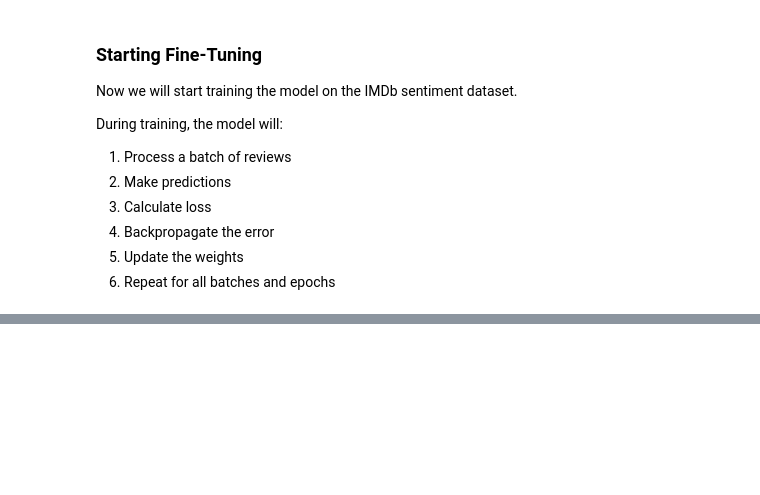
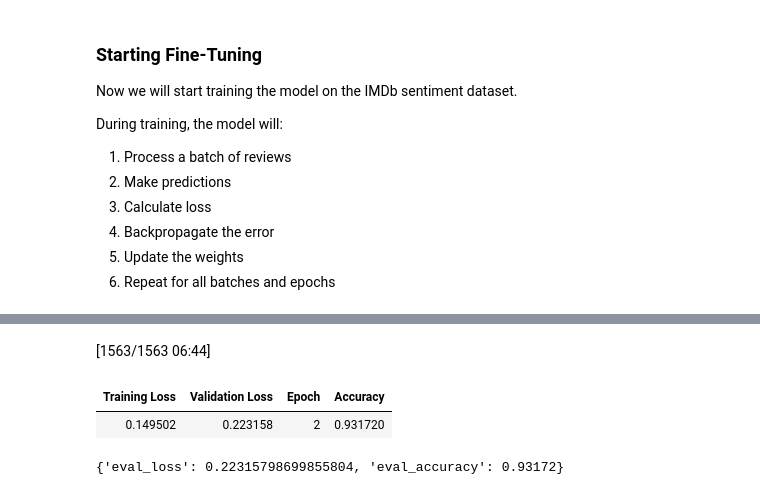
Before and after one commit to pranavchauhann/sentiment-finetuning, a Jupyter notebook: sentiment_finetuning.ipynb, the cells around one changed output, grey strips where cells are left out. Drawn from its saved outputs; the diff is of its cells as text; code cells hidden in the pictures; blank space fills up the shorter version.

```diff
--- a/sentiment_finetuning.ipynb
+++ b/sentiment_finetuning.ipynb
@@ -502,0 +621,9 @@ KeyboardInterrupt:
+# %%
+test_results = trainer.evaluate(tokenized_test)
+
+test_results
+# %% [output]
+[1563/1563 06:44]
+| Training Loss | Validation Loss | Epoch | Accuracy |
+| 0.149502 | 0.223158 | 2 | 0.931720 |
+{'eval_loss': 0.22315798699855804, 'eval_accuracy': 0.93172}
```
Also changed, not shown: parts of 24 cells of this notebook.
